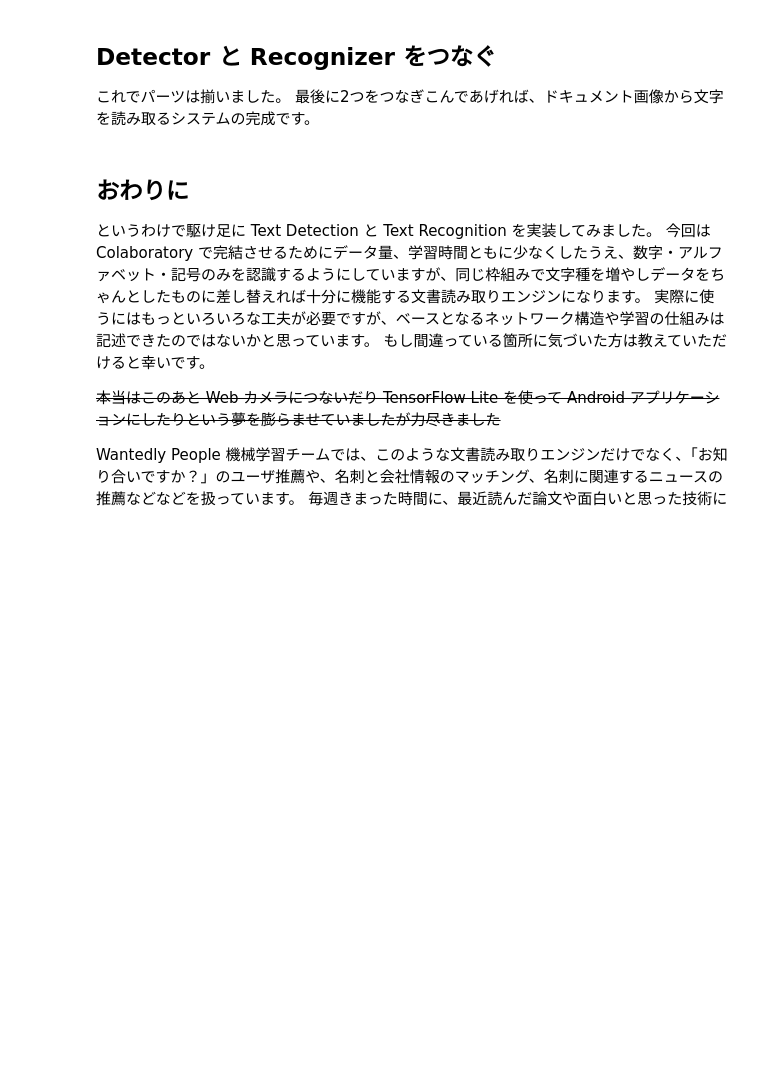
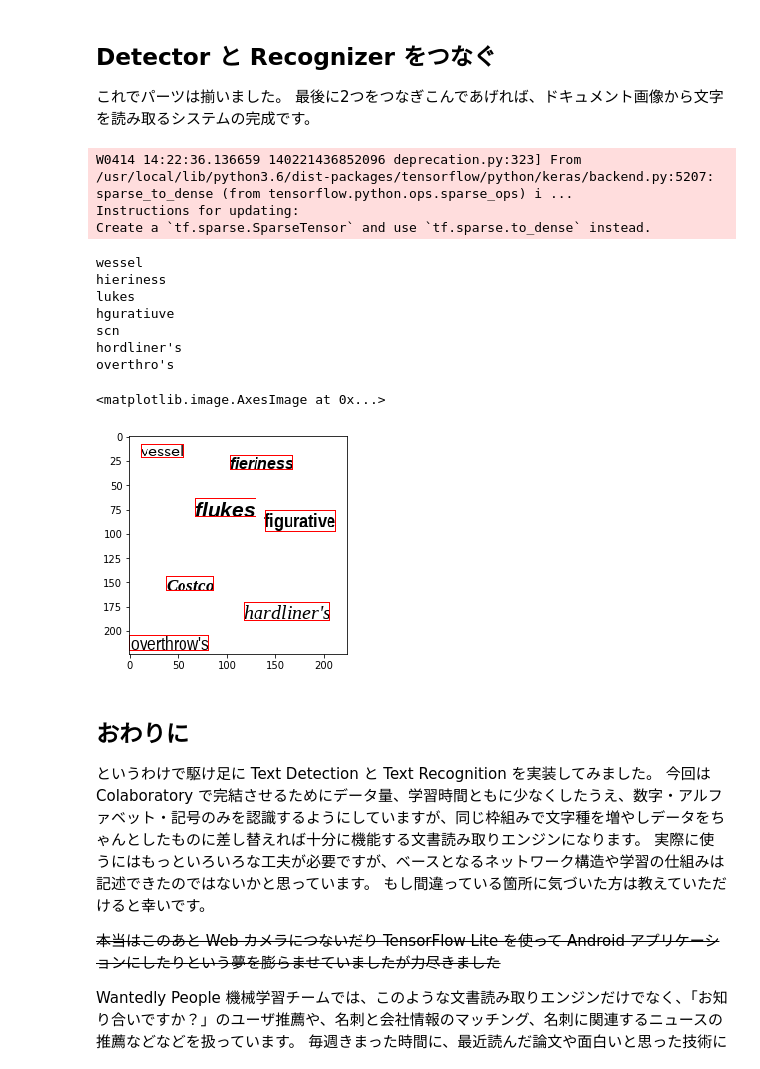
Before and after one commit to agatan/Building-OCR-System-TechBookFest6, a Jupyter notebook: techbook6.ipynb, the cells around one changed output. Saved outputs shown, nothing was run; the diff lists cells and outputs as text; code cells hidden in the pictures; blank space fills up the shorter version.

```diff
--- a/techbook6.ipynb
+++ b/techbook6.ipynb
@@ -1137,18 +1137,36 @@ def predict_text(image: np.ndarray, model: tf.keras.Model) -> str:
 これでパーツは揃いました。
 最後に2つをつなぎこんであげれば、ドキュメント画像から文字を読み取るシステムの完成です。
 # %%
+detector = PixelLink()
+detector.load_weights(os.path.join(rootdir, "detector_weights.h5"))
+recognizer = create_recognition_model(input_shape=(RECOGNITION_HEIGHT, None, 3), n_vocab=len(CHARACTERS) + 1)
+recognizer.load_weights(os.path.join(rootdir, "recognizer_weights.h5"))
+
 image = np.asarray(generate(224, 224, noise=False)[0])
 bboxes = predict_bboxes(image, detector)
 for bbox in bboxes:
     xmin = np.min(bbox[:, 0])
     ymin = np.min(bbox[:, 1])
     xmax = np.max(bbox[:, 0])
     ymax = np.max(bbox[:, 1])
     crop = image[ymin:ymax, xmin:xmax]
     text = predict_text(crop, recognizer)
     cv2.drawContours(image, [bbox], 0, (255, 0, 0), 1)
     print(text)
 plt.imshow(image)
+# %% [output]
+W0414 14:22:36.136659 140221436852096 deprecation.py:323] From /usr/local/lib/python3.6/dist-packages/tensorflow/python/keras/backend.py:5207: sparse_to_dense (from tensorflow.python.ops.sparse_ops) i ...
+Instructions for updating:
+Create a `tf.sparse.SparseTensor` and use `tf.sparse.to_dense` instead.
+wessel
+hieriness
+lukes
+hguratiuve
+scn
+hordliner's
+overthro's
+<matplotlib.image.AxesImage at 0x...>
+[figure, added]
 # %% [markdown]
 ## おわりに
 
```
Also changed, not shown: parts of 6 cells of this notebook.
